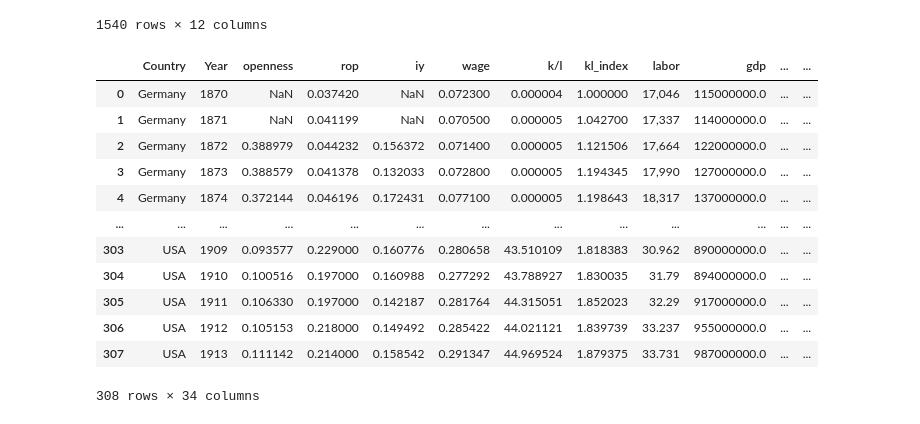
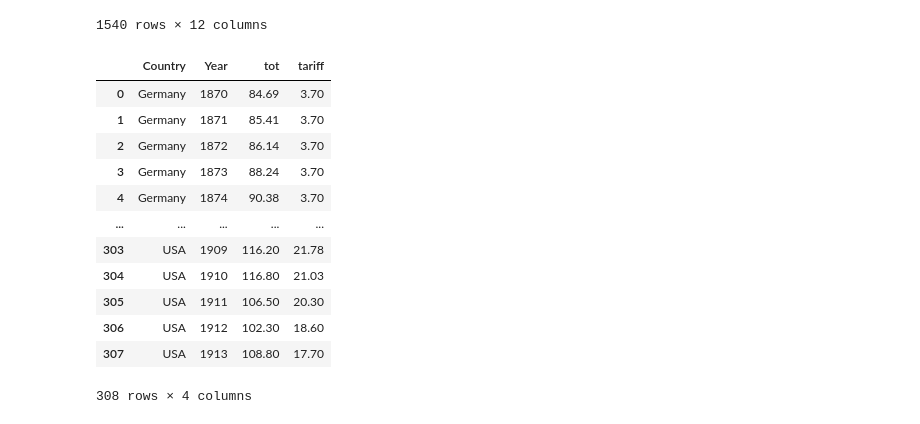
Before and after one commit to kabeerbora/1st_global, a Jupyter notebook: 1st_global.ipynb, the cells around one changed output. Drawn from its saved outputs; the diff is of its cells as text; code cells hidden in the pictures.

```diff
--- a/1st_global.ipynb
+++ b/1st_global.ipynb
@@ -255,5 +243,5 @@ plt.show()
 [figure]
 # %%
 !wget https://raw.githubusercontent.com/kabeerbora/1st_global/main/ineqImperialism.dta
-df = pd.read_stata('ineqImperialism.dta')
+df_dta = pd.read_stata('ineqImperialism.dta')
 # %% [output]
@@ -616,21 +644,21 @@ df_tot_francis['countryname'] = df_tot_francis['countryname'].replace({'United S
 1540 rows × 12 columns
 # %%
 df_final = pd.merge(df, df_tot_francis, left_on=['Country', 'Year'], right_on=['countryname', 'year'], how='left')
-df_final
+df_final= df_final[['Country', 'Year', 'tot','tariff']]
 # %% [output]
-|  | Country | Year | openness | rop | iy | wage | k/l | kl_index | labor | gdp | ... | ... |
-| 0 | Germany | 1870 | NaN | 0.037420 | NaN | 0.072300 | 0.000004 | 1.000000 | 17,046 | 115000000.0 | ... | ... |
-| 1 | Germany | 1871 | NaN | 0.041199 | NaN | 0.070500 | 0.000005 | 1.042700 | 17,337 | 114000000.0 | ... | ... |
-| 2 | Germany | 1872 | 0.388979 | 0.044232 | 0.156372 | 0.071400 | 0.000005 | 1.121506 | 17,664 | 122000000.0 | ... | ... |
-| 3 | Germany | 1873 | 0.388579 | 0.041378 | 0.132033 | 0.072800 | 0.000005 | 1.194345 | 17,990 | 127000000.0 | ... | ... |
-| 4 | Germany | 1874 | 0.372144 | 0.046196 | 0.172431 | 0.077100 | 0.000005 | 1.198643 | 18,317 | 137000000.0 | ... | ... |
-| ... | ... | ... | ... | ... | ... | ... | ... | ... | ... | ... | ... | ... |
-| 303 | USA | 1909 | 0.093577 | 0.229000 | 0.160776 | 0.280658 | 43.510109 | 1.818383 | 30.962 | 890000000.0 | ... | ... |
-| 304 | USA | 1910 | 0.100516 | 0.197000 | 0.160988 | 0.277292 | 43.788927 | 1.830035 | 31.79 | 894000000.0 | ... | ... |
-| 305 | USA | 1911 | 0.106330 | 0.197000 | 0.142187 | 0.281764 | 44.315051 | 1.852023 | 32.29 | 917000000.0 | ... | ... |
-| 306 | USA | 1912 | 0.105153 | 0.218000 | 0.149492 | 0.285422 | 44.021121 | 1.839739 | 33.237 | 955000000.0 | ... | ... |
-| 307 | USA | 1913 | 0.111142 | 0.214000 | 0.158542 | 0.291347 | 44.969524 | 1.879375 | 33.731 | 987000000.0 | ... | ... |
+|  | Country | Year | tot | tariff |
+| 0 | Germany | 1870 | 84.69 | 3.70 |
+| 1 | Germany | 1871 | 85.41 | 3.70 |
+| 2 | Germany | 1872 | 86.14 | 3.70 |
+| 3 | Germany | 1873 | 88.24 | 3.70 |
+| 4 | Germany | 1874 | 90.38 | 3.70 |
+| ... | ... | ... | ... | ... |
+| 303 | USA | 1909 | 116.20 | 21.78 |
+| 304 | USA | 1910 | 116.80 | 21.03 |
+| 305 | USA | 1911 | 106.50 | 20.30 |
+| 306 | USA | 1912 | 102.30 | 18.60 |
+| 307 | USA | 1913 | 108.80 | 17.70 |
-308 rows × 34 columns
+308 rows × 4 columns
 # %%
 import pandas as pd
 
```
Also changed, not shown: parts of 11 cells of this notebook.
